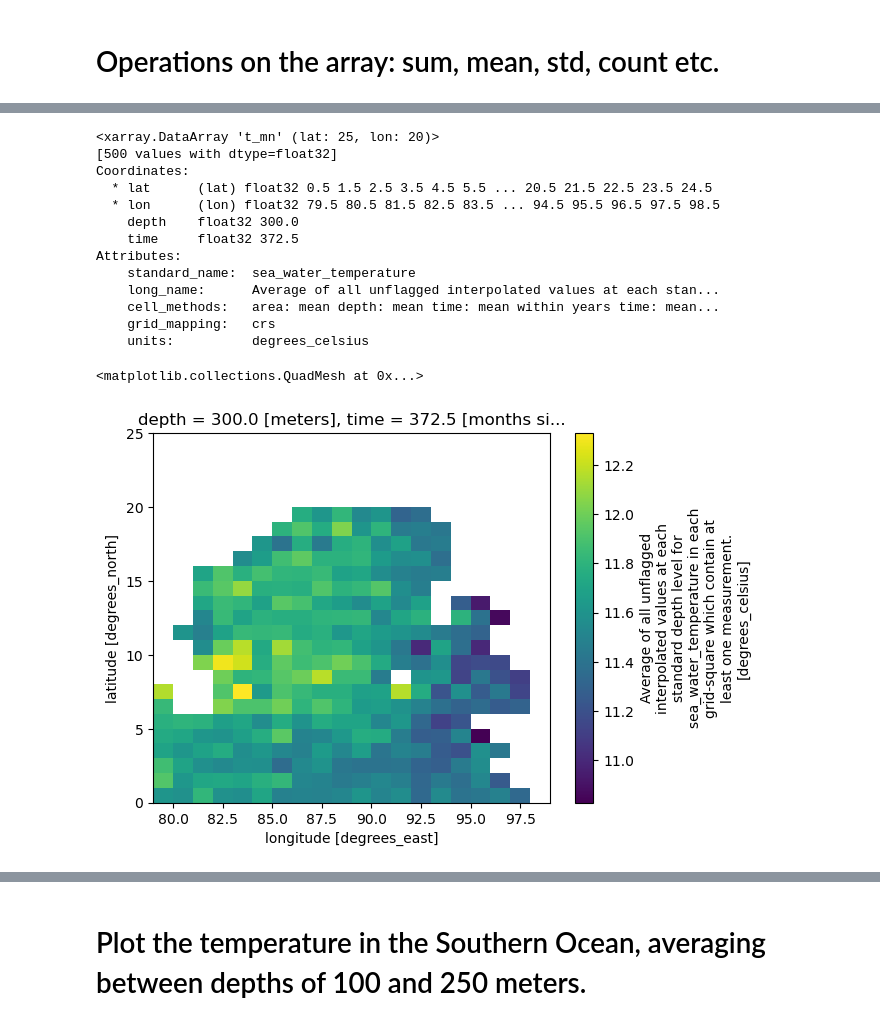
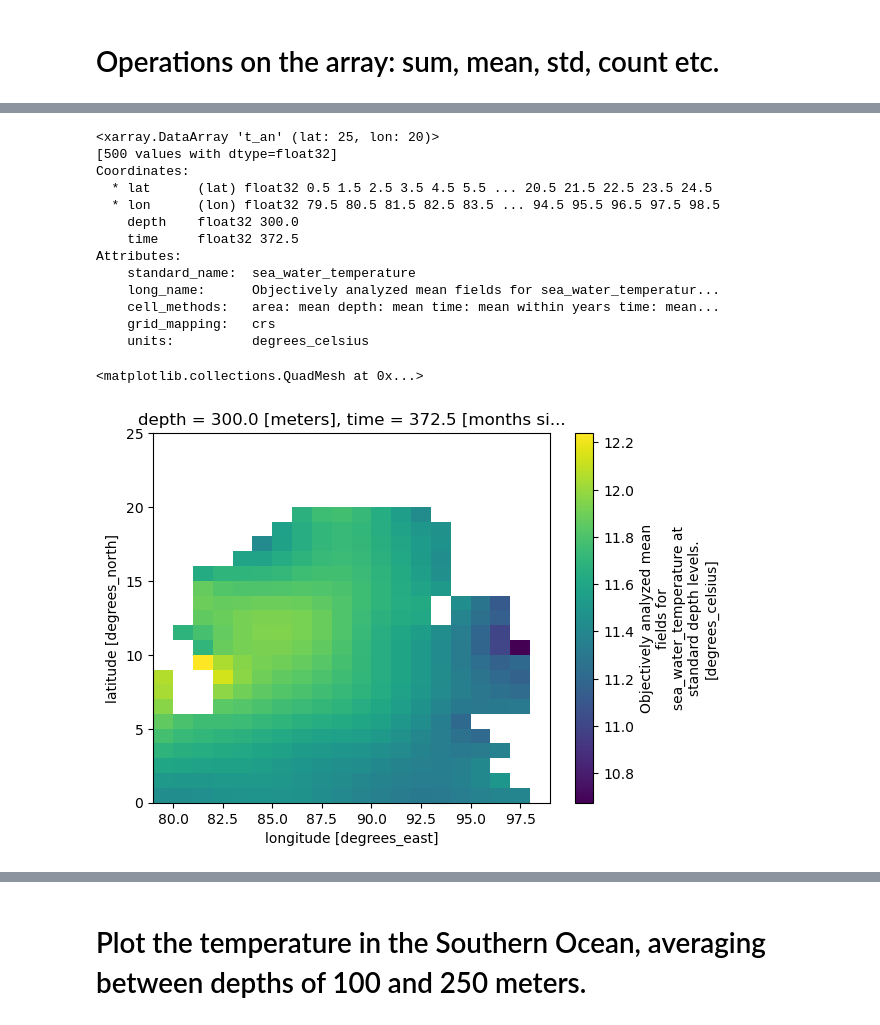
Before and after one commit to adityarn/PythonWorkshopNCPOR, a Jupyter notebook: 08_Xarray.ipynb, the cells around one changed output, grey strips where cells are left out. Cells and saved outputs as stored; diff of their text form; code cells hidden in the pictures.

```diff
--- a/08_Xarray.ipynb
+++ b/08_Xarray.ipynb
@@ -226,7 +224,7 @@ cbar.set_label("Mean surface temperature ($^\circ$C)")
 # %%
-woaT["t_mn"].isel(time = 0).sel(lat = slice(0, 25), lon = slice(79, 99)).sel(depth = 300, method="nearest")
+woaT["t_an"].isel(time = 0).sel(lat = slice(0, 25), lon = slice(79, 99)).sel(depth = 300, method="nearest")
 # %% [output]
-<xarray.DataArray 't_mn' (lat: 25, lon: 20)>
+<xarray.DataArray 't_an' (lat: 25, lon: 20)>
 [500 values with dtype=float32]
 Coordinates:
   * lat      (lat) float32 0.5 1.5 2.5 3.5 4.5 5.5 ... 20.5 21.5 22.5 23.5 24.5
@@ -235,13 +233,13 @@ Coordinates:
     time     float32 372.5
 Attributes:
     standard_name:  sea_water_temperature
-    long_name:      Average of all unflagged interpolated values at each stan...
+    long_name:      Objectively analyzed mean fields for sea_water_temperatur...
     cell_methods:   area: mean depth: mean time: mean within years time: mean...
     grid_mapping:   crs
     units:          degrees_celsius
 # %%
-woaT["t_mn"].isel(time = 0).sel(lat = slice(0, 25), lon = slice(79, 99)).sel(depth = 300, method="nearest").plot()
+woaT["t_an"].isel(time = 0).sel(lat = slice(0, 25), lon = slice(79, 99)).sel(depth = 300, method="nearest").plot()
 # %% [output]
 <matplotlib.collections.QuadMesh at 0x...>
-[figure, old version]
+[figure, new version]
 # %%
```
Also changed, not shown: parts of 40 cells of this notebook, 2 other files.
